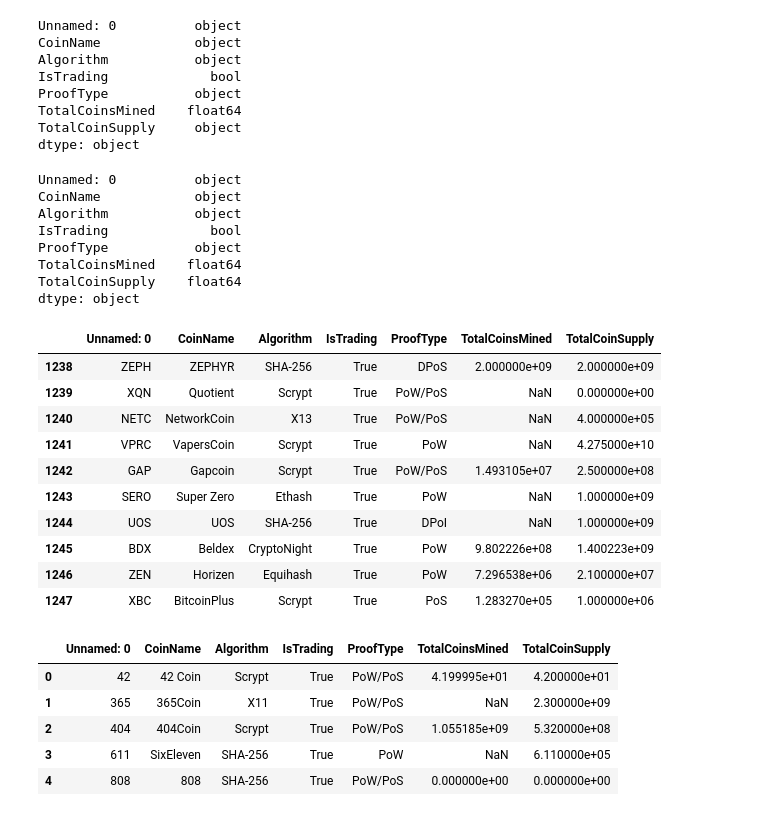
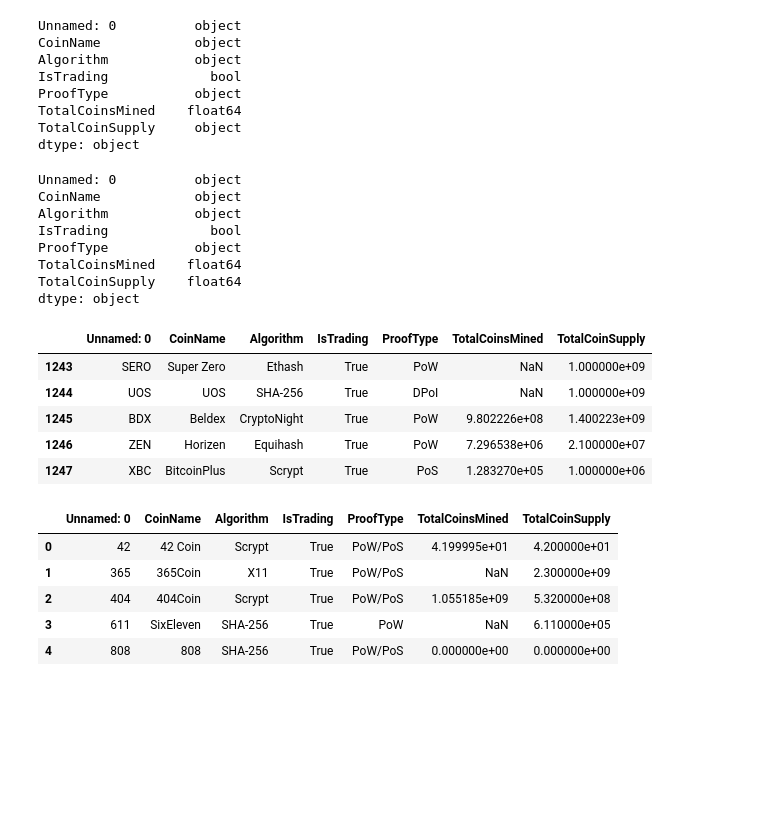
Before and after one commit to Natashina/Cryptocurrencies, a Jupyter notebook: crypto.ipynb, the cells around one changed output. Saved outputs shown, nothing was run; the diff lists cells and outputs as text; code cells hidden in the pictures; blank space fills up the shorter version.

```diff
--- a/crypto.ipynb
+++ b/crypto.ipynb
@@ -37,26 +39,22 @@ dtype: object
 crypto_df['TotalCoinSupply'] = crypto_df.TotalCoinSupply.str.replace(" ", "").str.replace(".", "").astype(float)
-# %%
-crypto_df.dtypes
-# %% [output]
-Unnamed: 0          object
-CoinName            object
-Algorithm           object
-IsTrading             bool
-ProofType           object
-TotalCoinsMined    float64
-TotalCoinSupply    float64
-dtype: object
+# %%
+# Confirming datatype for TotalCoinSupply has been changed to flaat64
+crypto_df.dtypes
+# %% [output]
+Unnamed: 0          object
+CoinName            object
+Algorithm           object
+IsTrading             bool
+ProofType           object
+TotalCoinsMined    float64
+TotalCoinSupply    float64
+dtype: object
 # %%
 # Remove rows if it is not Trading
 df1 = crypto_df[crypto_df.IsTrading != 0]
-df1.tail(10)
+df1.tail(5)
 # %% [output]
 |  | Unnamed: 0 | CoinName | Algorithm | IsTrading | ProofType | TotalCoinsMined | TotalCoinSupply |
-| 1238 | ZEPH | ZEPHYR | SHA-256 | True | DPoS | 2.000000e+09 | 2.000000e+09 |
-| 1239 | XQN | Quotient | Scrypt | True | PoW/PoS | NaN | 0.000000e+00 |
-| 1240 | NETC | NetworkCoin | X13 | True | PoW/PoS | NaN | 4.000000e+05 |
-| 1241 | VPRC | VapersCoin | Scrypt | True | PoW | NaN | 4.275000e+10 |
-| 1242 | GAP | Gapcoin | Scrypt | True | PoW/PoS | 1.493105e+07 | 2.500000e+08 |
 | 1243 | SERO | Super Zero | Ethash | True | PoW | NaN | 1.000000e+09 |
 | 1244 | UOS | UOS | SHA-256 | True | DPoI | NaN | 1.000000e+09 |
 | 1245 | BDX | Beldex | CryptoNight | True | PoW | 9.802226e+08 | 1.400223e+09 |
```
Also changed, not shown: parts of 34 cells of this notebook.
